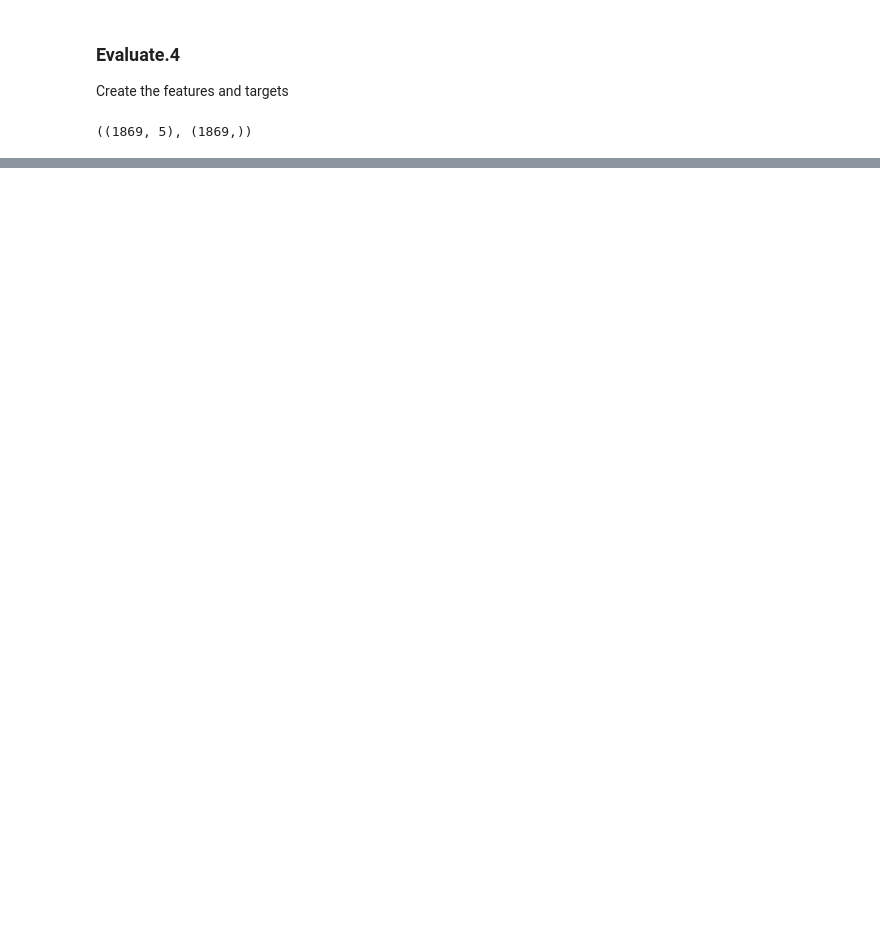
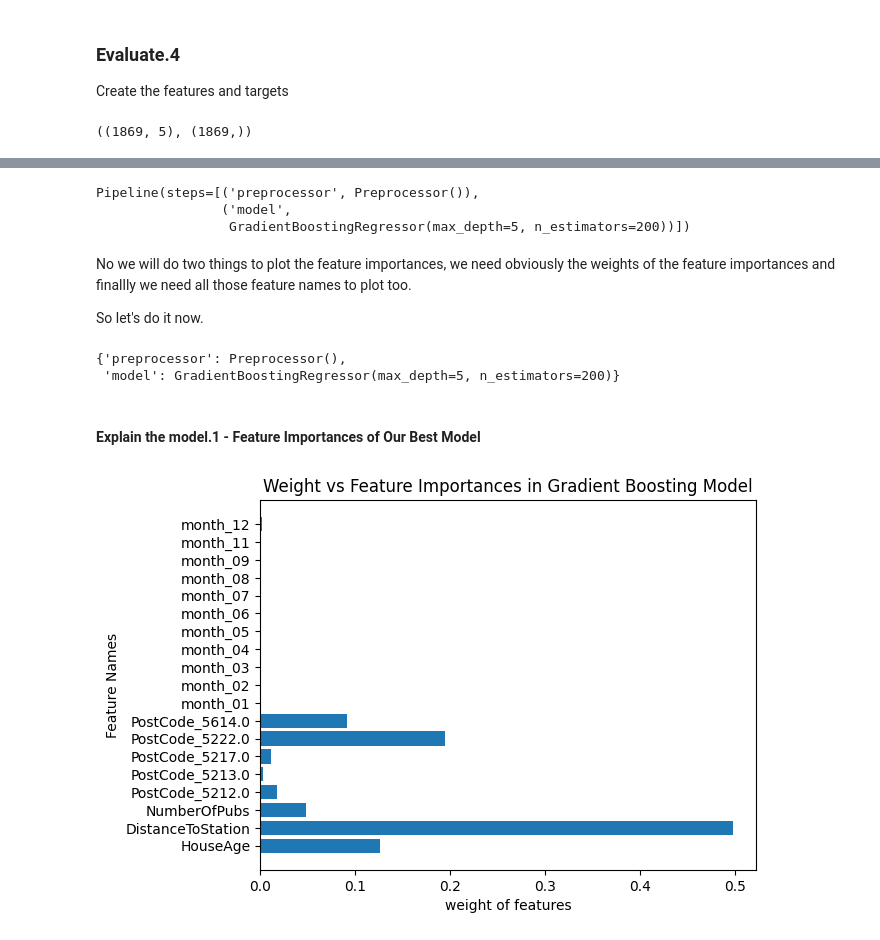
Before and after one commit to ulatinaedupa/ArtificialIntelligence, a Jupyter notebook: ProyectosEnClase/2 - Regresion/Predicting House Pricing.ipynb, the cells around one changed output, grey strips where cells are left out. Drawn from its saved outputs; the diff is of its cells as text; code cells hidden in the pictures; blank space fills up the shorter version.

```diff
--- a/ProyectosEnClase/2 - Regresion/Predicting House Pricing.ipynb
+++ b/ProyectosEnClase/2 - Regresion/Predicting House Pricing.ipynb
@@ -429,6 +458,8 @@ We will build a class that will apply preprocessing and we can use in a pipeline
 ### Data_Preprocess.1
 # %%
 class Preprocessor(BaseEstimator, TransformerMixin):
+    def __init__(self):
+        self.feature_names_out = None
 
     def fit(self, X, y=None): # train on custom preprocessor
         self.imputer = SimpleImputer() # apply imputer
@@ -448,7 +479,7 @@ class Preprocessor(BaseEstimator, TransformerMixin):
         # apply to year.month
         transformed_df['year'] = transformed_df.TransactionDate.apply(lambda x: x[:4]).astype(int)
         transformed_df['month'] = transformed_df.TransactionDate.apply(lambda x: x[5:]).astype(int)
-        transformed_df['month'] = transformed_df.month.apply(lambda x: calendar.month_name[x])
+        transformed_df['month'] = transformed_df.month.apply(lambda x: f'{x:02}')
 
         # imput and scale
         imputed_columns = self.imputer.transform(transformed_df[['HouseAge', 'DistanceToStation', 'NumberOfPubs']])
@@ -459,7 +490,12 @@ class Preprocessor(BaseEstimator, TransformerMixin):
         transformed_df = transformed_df.drop(['year', 'TransactionDate', 'PostCode', 'month'], axis=1)
         transformed_df[self.ohe.get_feature_names_out()] = ohe_columns.toarray().astype(int)
 
+        self.feature_names_out = transformed_df.columns
+
         return transformed_df
+
+    def get_feature_names_out(self):
+        return self.feature_names_out
 # %%
 preprocess = Preprocessor()
 preprocess.fit(train)
@@ -577,11 +613,11 @@ The parameter grid has a dictionary over it, do not worry, this is because we wi
 # %%
 paramgrid = {
     'RD':{'model__alpha':[0.05, 0.25, 0.5, 1.0]},
-    'RF':{'model__n_estimators':[100, 200, 400, 500, 600],
+    'RF':{'model__n_estimators':[100, 200, 300, 400],
           'model__max_depth':[5, 6, 7, None]},
-    'GB':{'model__n_estimators':[100, 200, 400, 500, 600],
+    'GB':{'model__n_estimators':[100, 200, 300, 400],
           'model__max_depth':[5, 6, 7, None]},
-    'XG':{'model__n_estimators':[100, 200, 400, 500, 600],
+    'XG':{'model__n_estimators':[100, 200, 300, 400],
           'model__max_depth':[5, 6, 7, None]}
 }
 # %% [markdown]
@@ -722,0 +758,6 @@ AttributeError: 'Ridge' object has no attribute 'best_estimator_'
+# %%
+model = fitted_model['GB'].best_estimator_
+y_test_pred = model.predict(X_test)
+
+result_df = y_test.to_frame().assign(HousePrice_pred=y_test_pred)
+result_df['HousePrice_residual'] = result_df.HousePrice - result_df.HousePrice_pred
@@ -722,0 +787,27 @@ AttributeError: 'Ridge' object has no attribute 'best_estimator_'
+# %%
+model
+# %% [output]
+Pipeline(steps=[('preprocessor', Preprocessor()),
+                ('model',
+                 GradientBoostingRegressor(max_depth=5, n_estimators=200))])
+# %% [markdown]
+No we will do two things to plot the feature importances, we need obviously the weights of the feature importances and finallly we need all those feature names to plot too.
+
+So let's do it now.
+# %%
+model.named_steps
+# %% [output]
+{'preprocessor': Preprocessor(),
+ 'model': GradientBoostingRegressor(max_depth=5, n_estimators=200)}
+# %% [markdown]
+#### Explain the model.1 - Feature Importances of Our Best Model
+# %%
+feature_importances = model.named_steps['model'].feature_importances_
+feature_importances_names = model.named_steps['model'].feature_names_in_
+plt.barh(feature_importances_names, feature_importances)
+plt.xlabel('weight of features')
+plt.ylabel('Feature Names')
+plt.title('Weight vs Feature Importances in Gradient Boosting Model')
+plt.show()
+# %% [output]
+[figure, added]
```
Also changed, not shown: parts of 49 cells of this notebook, 16 other files.
